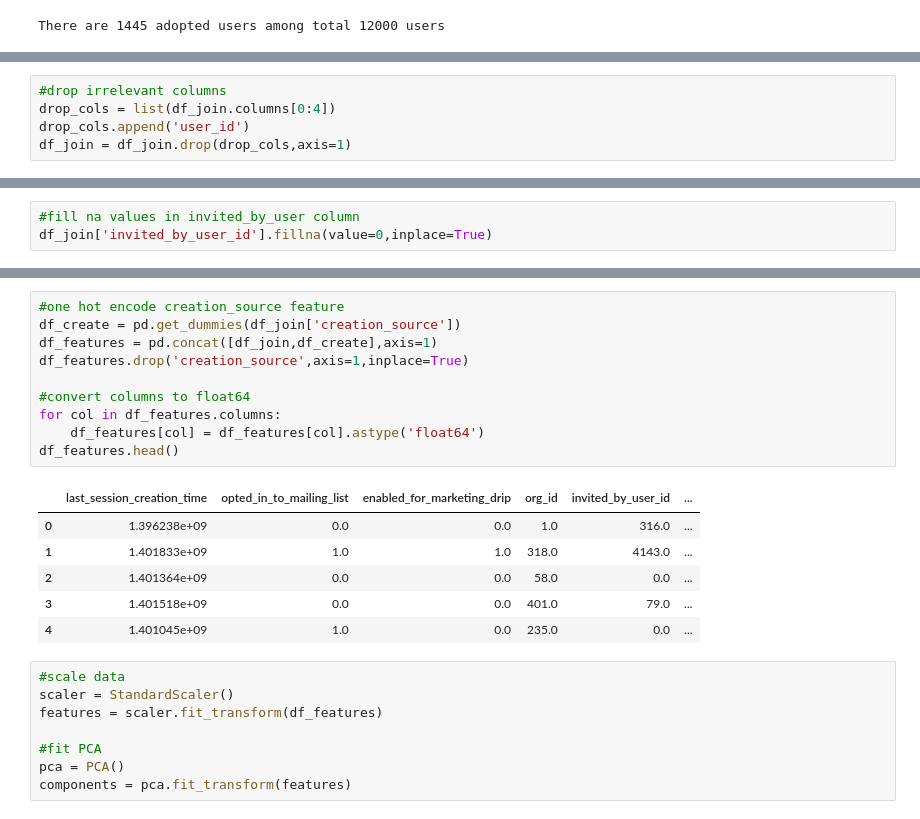
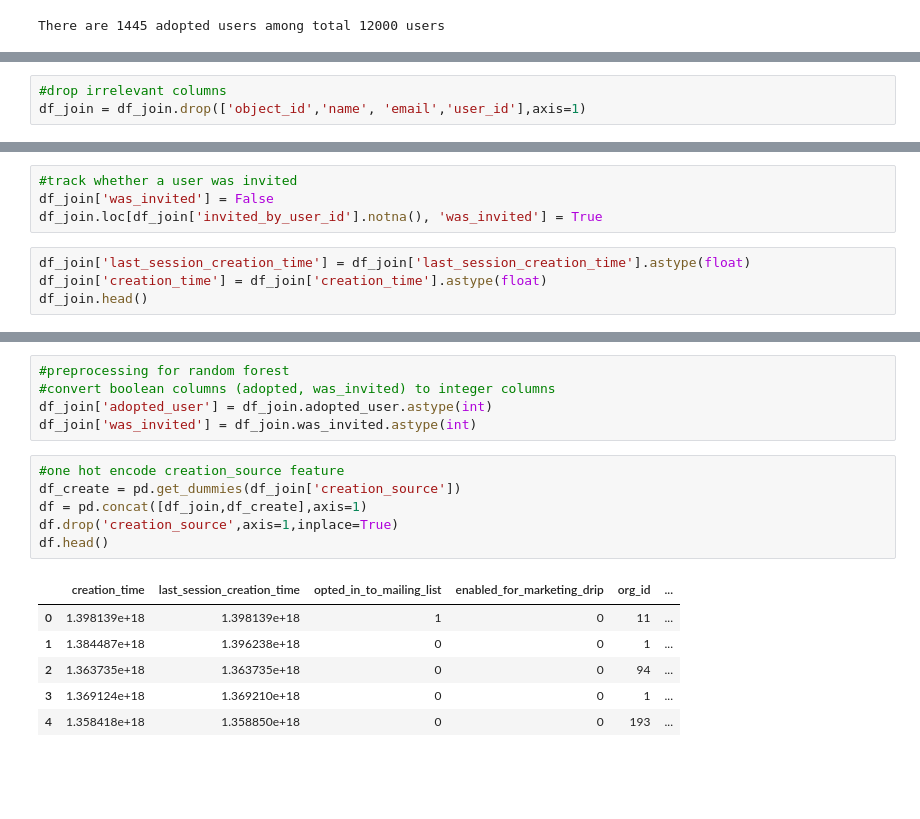
Before and after one commit to data4good1/SpringBoard, a Jupyter notebook: relax_challenge/relax-challenge.ipynb, the cells around one changed output, grey strips where cells are left out. Cells and saved outputs as stored; diff of their text form; blank space fills up the shorter version.

```diff
--- a/relax_challenge/relax-challenge.ipynb
+++ b/relax_challenge/relax-challenge.ipynb
@@ -94,8 +121,6 @@ df_join.head()
 # %%
 #drop irrelevant columns
-drop_cols = list(df_join.columns[0:4])
-drop_cols.append('user_id')
-df_join = df_join.drop(drop_cols,axis=1)
+df_join = df_join.drop(['object_id','name', 'email','user_id'],axis=1)
 # %%
 df_join.head()
 # %% [output]
@@ -118,3 +151,8 @@ dtype: int64
+# %%
+#track whether a user was invited
+df_join['was_invited'] = False
+df_join.loc[df_join['invited_by_user_id'].notna(), 'was_invited'] = True
 # %%
-#fill na values in invited_by_user column
-df_join['invited_by_user_id'].fillna(value=0,inplace=True)
+df_join['last_session_creation_time'] = df_join['last_session_creation_time'].astype(float)
+df_join['creation_time'] = df_join['creation_time'].astype(float)
+df_join.head()
@@ -121,25 +166,18 @@ df_join['invited_by_user_id'].fillna(value=0,inplace=True)
+# %%
+#preprocessing for random forest
+#convert boolean columns (adopted, was_invited) to integer columns
+df_join['adopted_user'] = df_join.adopted_user.astype(int)
+df_join['was_invited'] = df_join.was_invited.astype(int)
 # %%
 #one hot encode creation_source feature
 df_create = pd.get_dummies(df_join['creation_source'])
-df_features = pd.concat([df_join,df_create],axis=1)
-df_features.drop('creation_source',axis=1,inplace=True)
-
-#convert columns to float64
-for col in df_features.columns:
-    df_features[col] = df_features[col].astype('float64')
-df_features.head()
+df = pd.concat([df_join,df_create],axis=1)
+df.drop('creation_source',axis=1,inplace=True)
+df.head()
 # %% [output]
-|  | last_session_creation_time | opted_in_to_mailing_list | enabled_for_marketing_drip | org_id | invited_by_user_id | ... |
-| 0 | 1.396238e+09 | 0.0 | 0.0 | 1.0 | 316.0 | ... |
-| 1 | 1.401833e+09 | 1.0 | 1.0 | 318.0 | 4143.0 | ... |
-| 2 | 1.401364e+09 | 0.0 | 0.0 | 58.0 | 0.0 | ... |
-| 3 | 1.401518e+09 | 0.0 | 0.0 | 401.0 | 79.0 | ... |
-| 4 | 1.401045e+09 | 1.0 | 0.0 | 235.0 | 0.0 | ... |
+|  | creation_time | last_session_creation_time | opted_in_to_mailing_list | enabled_for_marketing_drip | org_id | ... |
+| 0 | 1.398139e+18 | 1.398139e+18 | 1 | 0 | 11 | ... |
+| 1 | 1.384487e+18 | 1.396238e+18 | 0 | 0 | 1 | ... |
+| 2 | 1.363735e+18 | 1.363735e+18 | 0 | 0 | 94 | ... |
+| 3 | 1.369124e+18 | 1.369210e+18 | 0 | 0 | 1 | ... |
+| 4 | 1.358418e+18 | 1.358850e+18 | 0 | 0 | 193 | ... |
-# %%
-#scale data
-scaler = StandardScaler()
-features = scaler.fit_transform(df_features)
-
-#fit PCA
-pca = PCA()
-components = pca.fit_transform(features)
```
Also changed, not shown: parts of 21 cells of this notebook.
